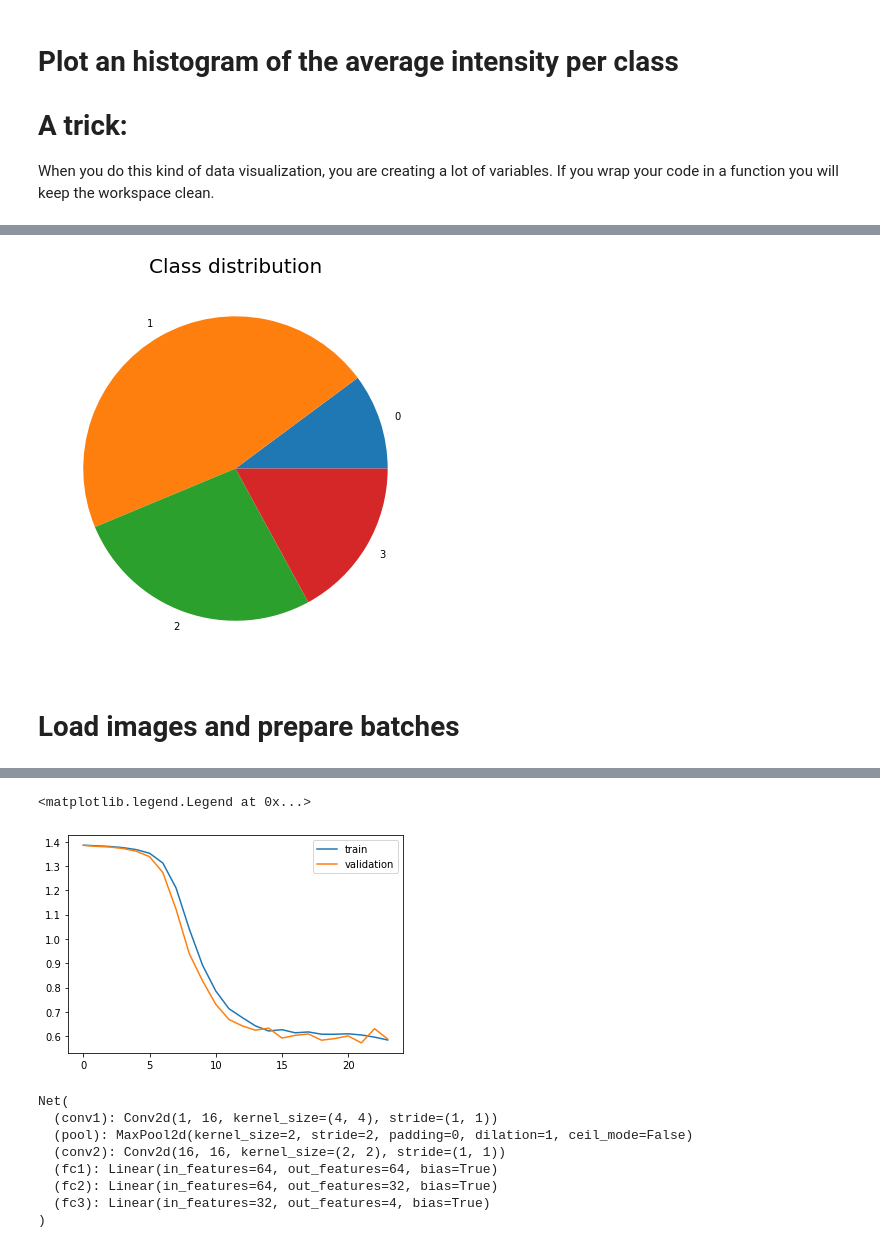
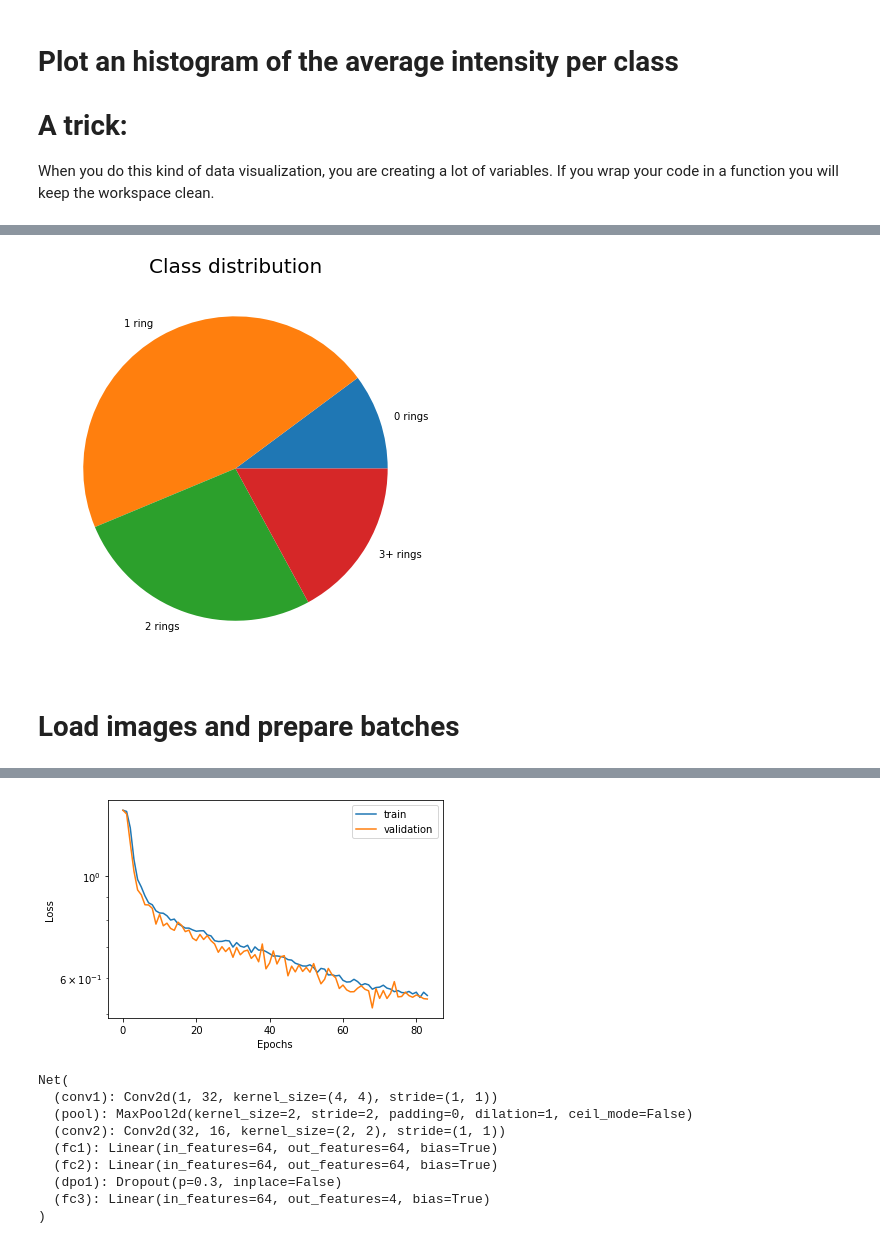
Before and after one commit to stefanogiagu/corso_AML_2023, a Jupyter notebook: notebooks/es1/AML_2023_HandsOn_1_Classification_INTRO_Solution.ipynb, the cells around one changed output, grey strips where cells are left out. Cells and saved outputs as stored; diff of their text form; code cells hidden in the pictures.

```diff
--- a/notebooks/es1/AML_2023_HandsOn_1_Classification_INTRO_Solution.ipynb
+++ b/notebooks/es1/AML_2023_HandsOn_1_Classification_INTRO_Solution.ipynb
@@ -178,18 +190,41 @@ def piechartclasses(y_all):
 
   # Creating plot
   fig = plt.figure(figsize =(10, 7))
-  plt.pie(arr_c, labels = c)
+  plt.pie(arr_c, labels = ["0 rings", "1 ring", "2 rings", "3+ rings"])
 
   # show plot
   plt.title("Class distribution",fontsize=20)
   plt.show()
 piechartclasses(y_all)
 # %% [output]
-[figure, old version]
+[figure, new version]
 # %% [markdown]
 # Load images and prepare batches
 # %%
+from torch.utils.data import Dataset, DataLoader
+import torch
 import torch.utils.data as data
+
+
+class HitImageGenerator(Dataset):
+
+
+    def __init__(self, X,y):
+        self.X = X
+        self.y = y
+
+    def __len__(self):
+        return len(self.X)
+
+    def __getitem__(self, idx):
+        image = self.X[idx]
+        label = self.y[idx]
+        #image = (image-image.reshape(-1).mean())/image.reshape(-1).std()
+        image=image/image.sum()
+        tensor_image = torch.from_numpy(image).unsqueeze(0).float()  # Add a channel dimension
+        tensor_label = torch.from_numpy(label).float()
+        return tensor_image, tensor_label
+
 class BalancedDataLoader(data.DataLoader):
     def __init__(self, dataset, batch_size=1, shuffle=True):
         self.dataset = dataset
@@ -259,12 +272,13 @@ import torch.nn.functional as F
 class Net(nn.Module):
     def __init__(self):
         super().__init__()
-        self.conv1 = nn.Conv2d(1, 16, 4)
+        self.conv1 = nn.Conv2d(1, 32, 4)
         self.pool = nn.MaxPool2d(2, 2)
-        self.conv2 = nn.Conv2d(16, 16, 2)
+        self.conv2 = nn.Conv2d(32, 16, 2)
         self.fc1 = nn.Linear(16 * 2 * 2, 64)
-        self.fc2 = nn.Linear(64, 32)
-        self.fc3 = nn.Linear(32, 4)
+        self.fc2 = nn.Linear(64, 64)
+        self.dpo1 = nn.Dropout(p=0.3)
+        self.fc3 = nn.Linear(64, 4)
 
     def forward(self, x):
         x = self.pool(F.relu(self.conv1(x)))
@@ -272,7 +286,8 @@ class Net(nn.Module):
         x = torch.flatten(x, 1) # flatten all dimensions except batch
         x = F.relu(self.fc1(x))
         x = F.relu(self.fc2(x))
-        x = self.fc3(x)
+        x = self.dpo1(x)
+        x = self.fc3(x)# the crossentropy loss in pytorch to the softmax for you
         return x
 
 
@@ -281,7 +296,7 @@ model = Net()
 import torch.optim as optim
 
 criterion = nn.CrossEntropyLoss()
-optimizer = optim.SGD(model.parameters(), lr=0.001, momentum=0.9)
+optimizer = optim.Adam(model.parameters(), lr=0.0001)
 # %%
 def accuracy(y_pred, y_true):
     """
@@ -311,7 +326,7 @@ def accuracy(y_pred, y_true):
 # %%
 # Define the number of epochs and the patience for early stopping
 num_epochs = 100
-patience = 10
+patience = 15
 
 # Initialize the variables for tracking the best validation accuracy and the number of epochs since the best accuracy
 best_val_acc = 0.0
@@ -361,6 +376,7 @@ for epoch in range(num_epochs):
             epochs_since_best_val_acc = 0
             best_weights = model.state_dict()
             torch.save(best_weights, 'results/best_weights.pth')
+            print("Best!")
         else:
             epochs_since_best_val_acc += 1
 
@@ -372,4 +388,7 @@ plt.figure()
 plt.plot(train_curve,label="train")
 plt.plot(val_curve,label="validation")
 plt.legend()
+plt.xlabel("Epochs")
+plt.ylabel("Loss")
+plt.yscale("log")
 # %% [output]
@@ -392,18 +411,18 @@ Epoch 24, Validation Loss: 0.5884, Validation Accuracy: 0.7460
 Early stopping!
-<matplotlib.legend.Legend at 0x...>
-[figure, old version]
+[figure, new version]
 # %%
 model=Net()
 model.load_state_dict(torch.load('results/best_weights.pth'))
 model.eval()
 # %% [output]
 Net(
-  (conv1): Conv2d(1, 16, kernel_size=(4, 4), stride=(1, 1))
+  (conv1): Conv2d(1, 32, kernel_size=(4, 4), stride=(1, 1))
   (pool): MaxPool2d(kernel_size=2, stride=2, padding=0, dilation=1, ceil_mode=False)
-  (conv2): Conv2d(16, 16, kernel_size=(2, 2), stride=(1, 1))
+  (conv2): Conv2d(32, 16, kernel_size=(2, 2), stride=(1, 1))
   (fc1): Linear(in_features=64, out_features=64, bias=True)
-  (fc2): Linear(in_features=64, out_features=32, bias=True)
-  (fc3): Linear(in_features=32, out_features=4, bias=True)
+  (fc2): Linear(in_features=64, out_features=64, bias=True)
+  (dpo1): Dropout(p=0.3, inplace=False)
+  (fc3): Linear(in_features=64, out_features=4, bias=True)
 )
 # %%
 from sklearn.metrics import confusion_matrix,ConfusionMatrixDisplay
```
Also changed, not shown: parts of 12 cells of this notebook.
